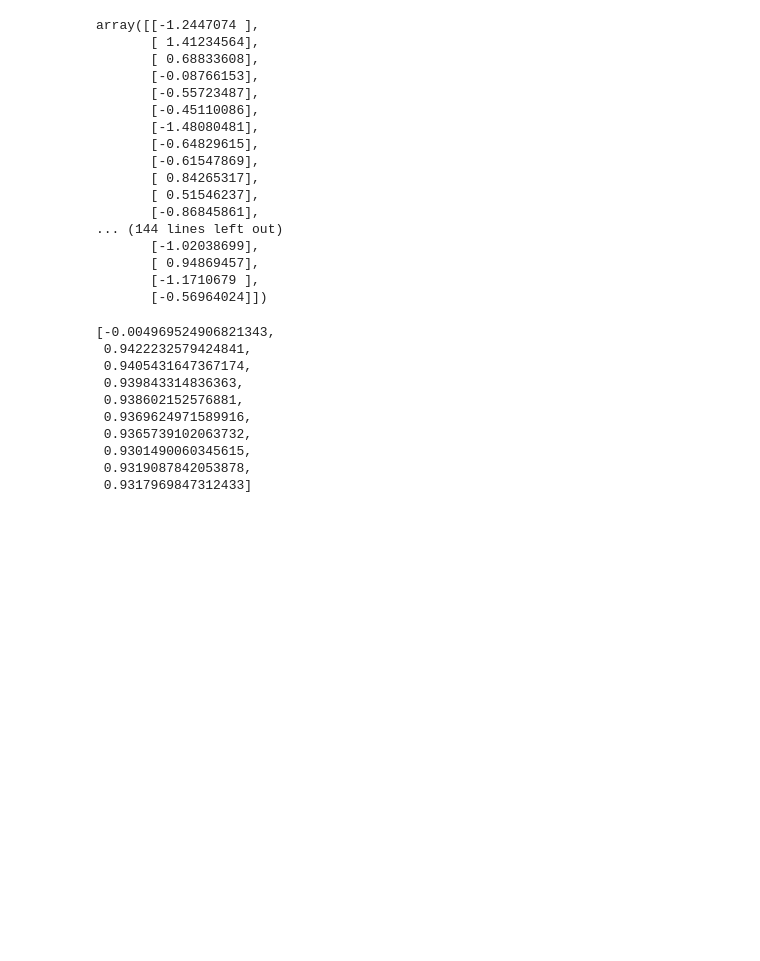
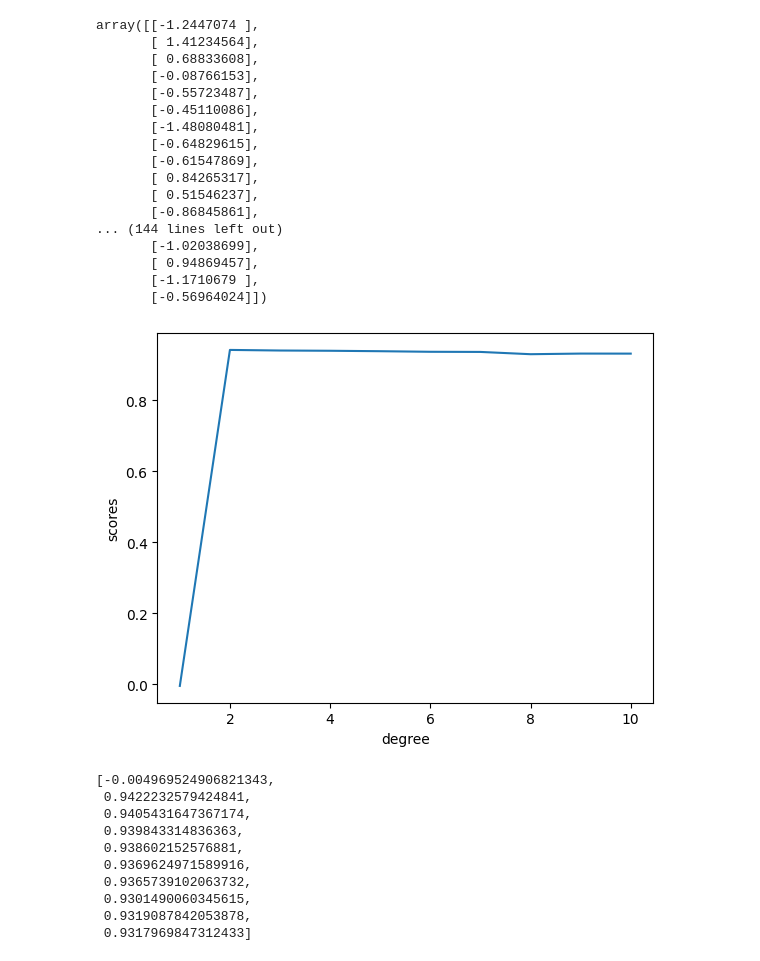
Before and after one commit to am-pythoncoder700/Machine-Learning-Algorithms, a Jupyter notebook: Poly_Linear_Reg.ipynb, the cells around one changed output. Cells and saved outputs as stored; diff of their text form; code cells hidden in the pictures; blank space fills up the shorter version.

```diff
--- a/Poly_Linear_Reg.ipynb
+++ b/Poly_Linear_Reg.ipynb
@@ -147,11 +159,16 @@ def polynomial_regression(X_train, X_test, y_train, degree):
 # %%
 degree = [i for i in range(1, 11)]
 scores = []
 
 for deg in degree:
     scores.append(polynomial_regression(X_train, X_test, y_train, deg))
 
-px.line(x=degree, y=scores)
+plt.plot(degree, scores)
+plt.xlabel("degree")
+plt.ylabel("scores")
+plt.show()
+# %% [output]
+[figure, added]
 # %%
 scores
 # %% [output]
```
Also changed, not shown: parts of 22 cells of this notebook.
